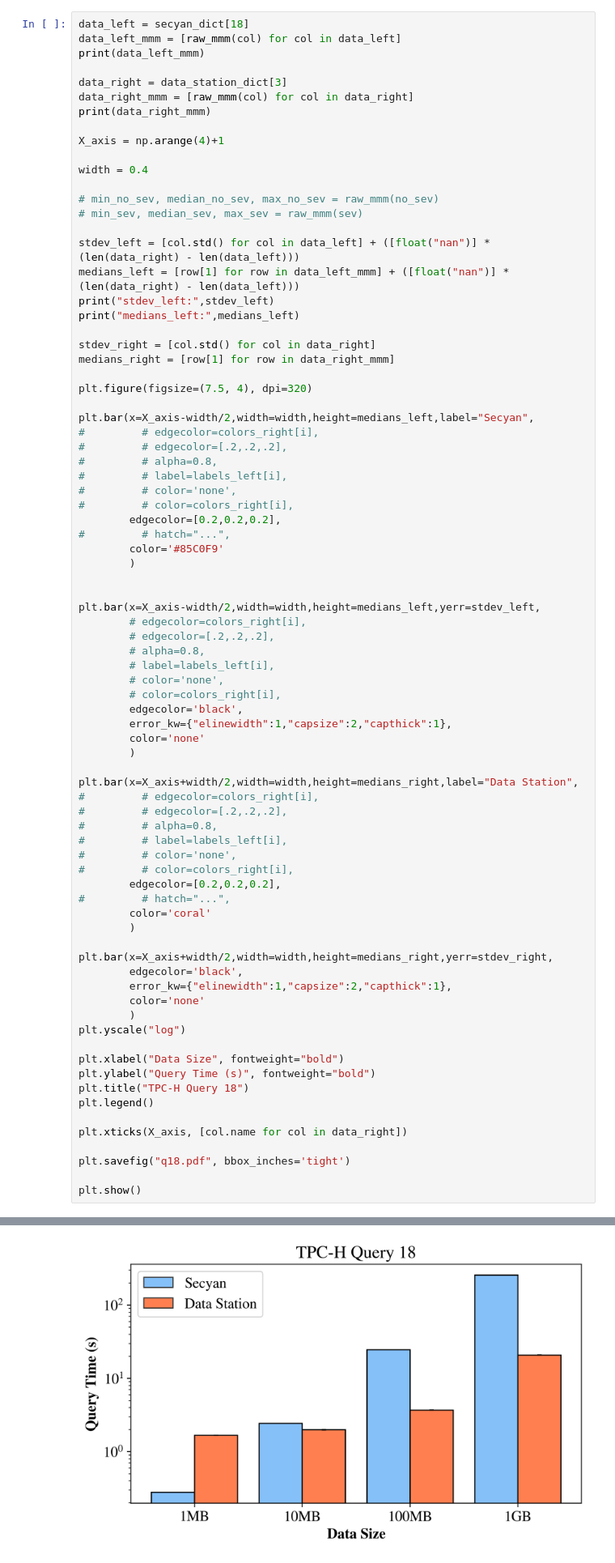
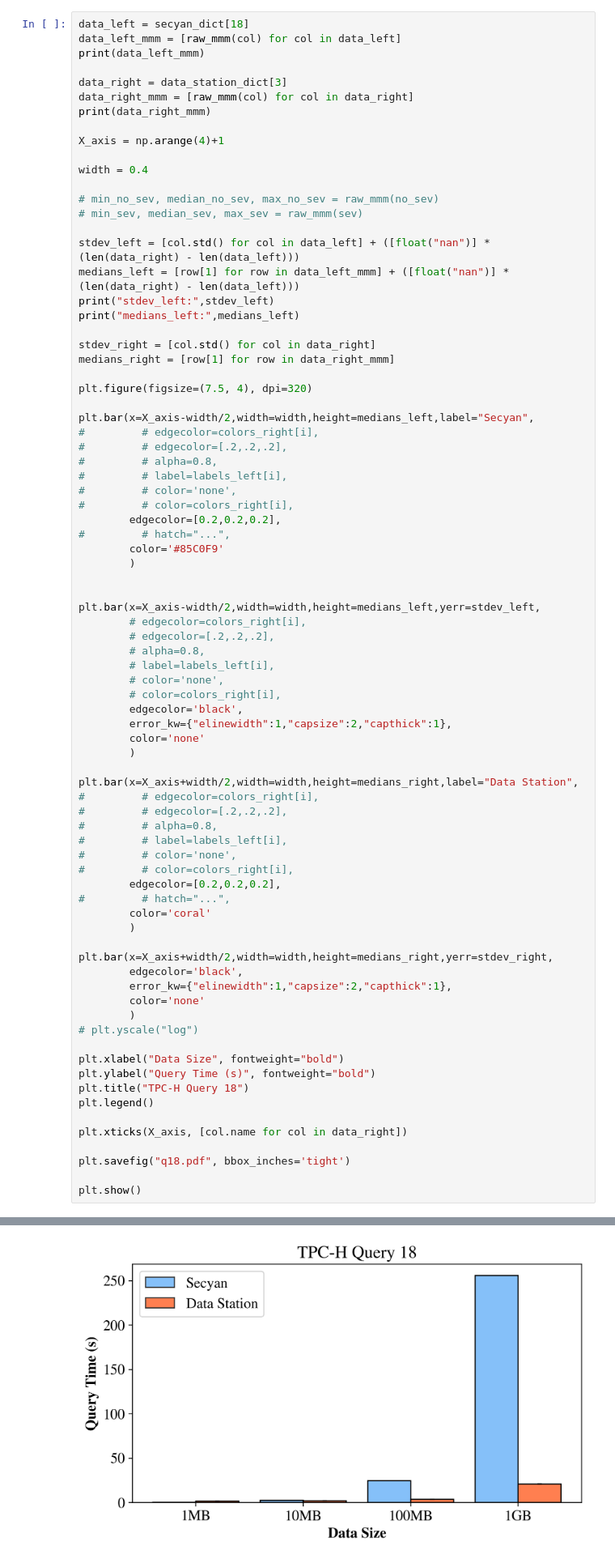
Before and after one commit to TheDataStation/datastation-escrow, a Jupyter notebook: data_comparisons/secyan/secyan_data_parsing.ipynb, the cells around one changed output, grey strips where cells are left out. Shown at 81% size. Drawn from its saved outputs; the diff is of its cells as text.

```diff
--- a/data_comparisons/secyan/secyan_data_parsing.ipynb
+++ b/data_comparisons/secyan/secyan_data_parsing.ipynb
@@ -350,35 +350,35 @@ plt.bar(x=X_axis+width/2,width=width,height=medians_right,label="Data Station",
 #         # alpha=0.8,
 #         # label=labels_left[i],
 #         # color='none',
 #         # color=colors_right[i],
         edgecolor=[0.2,0.2,0.2],
 #         # hatch="...",
         color='coral'
         )
 
 plt.bar(x=X_axis+width/2,width=width,height=medians_right,yerr=stdev_right,
         edgecolor='black',
         error_kw={"elinewidth":1,"capsize":2,"capthick":1},
         color='none'
         )
-plt.yscale("log")
+# plt.yscale("log")
 
 plt.xlabel("Data Size", fontweight="bold")
 plt.ylabel("Query Time (s)", fontweight="bold")
 plt.title("TPC-H Query 18")
 plt.legend()
 
 plt.xticks(X_axis, [col.name for col in data_right])
 
 plt.savefig("q18.pdf", bbox_inches='tight')
 
 plt.show()
 # %% [output]
 [(0.277, 0.277, 0.277), (2.415, 2.415, 2.415), (24.58, 24.58, 24.58), (255.768, 255.768, 255.768)]
 [(1.6622095108032229, 1.6669683456420898, 1.6680192947387695), (1.956191062927246, 1.9806838035583496, 1.9807209968566892), (3.664049625396729, 3.677356004714966, 3.694794654846192), (20.6654911041259 ...
 stdev_left: [nan, nan, nan, nan]
 medians_left: [0.277, 2.415, 24.58, 255.768]
-[figure, old version]
+[figure, new version]
 # %%
 data_left = secyan_dict[8]
 data_left_mmm = [raw_mmm(col) for col in data_left]
```
Also changed, not shown: parts of 4 cells of this notebook, 5 other files.
